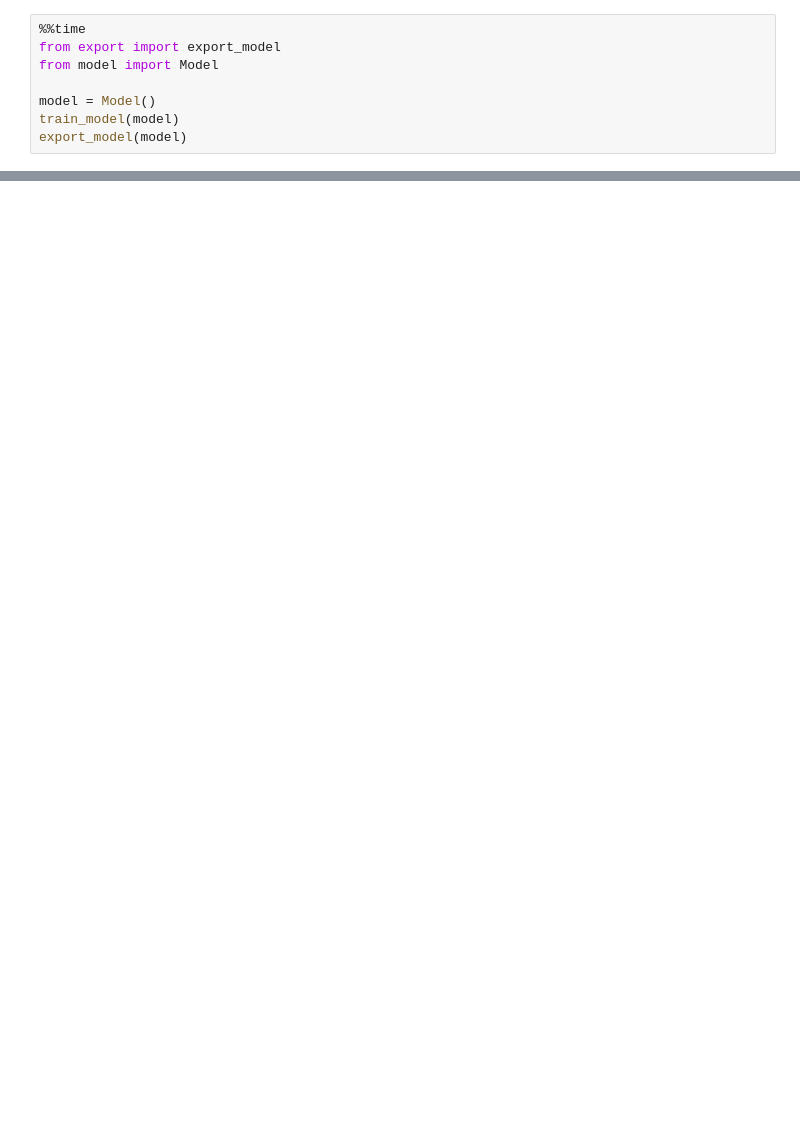
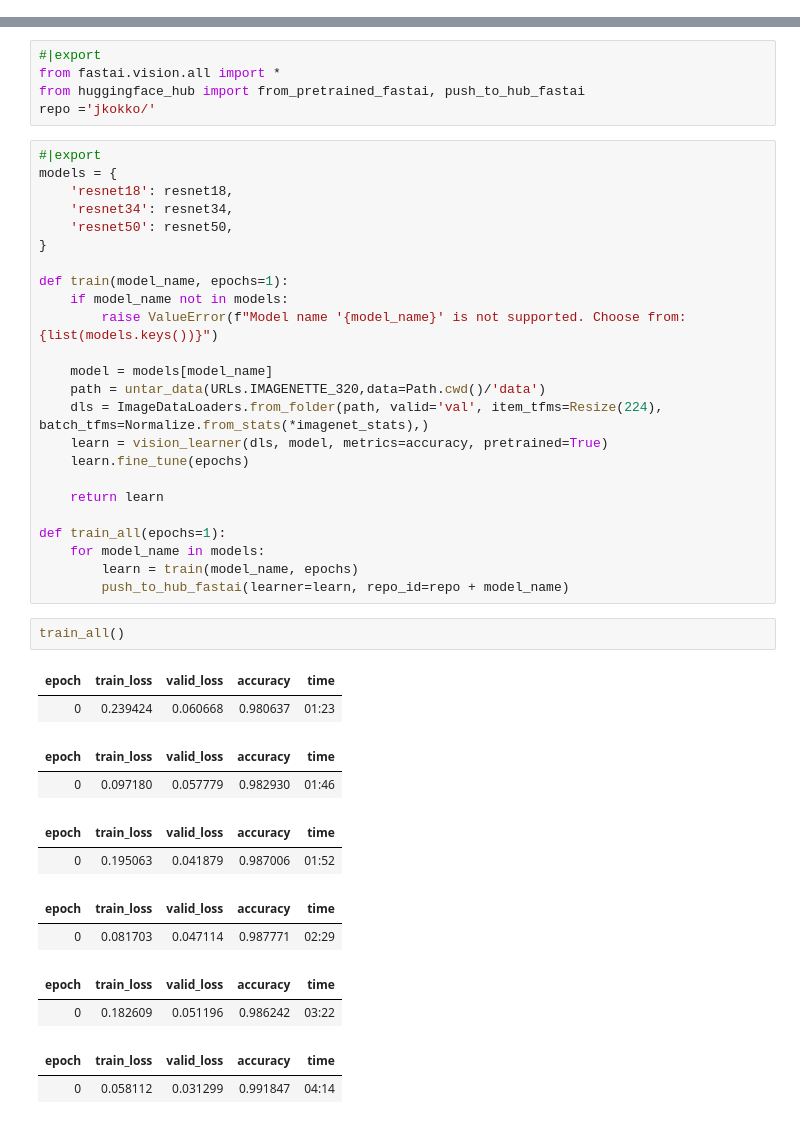
Before and after one commit to ninjalabo/tinyRuntime, a Jupyter notebook: train.ipynb, the cells around one changed output, grey strips where cells are left out. Saved outputs shown, nothing was run; the diff lists cells and outputs as text; blank space fills up the shorter version.

```diff
--- a/train.ipynb
+++ b/train.ipynb
@@ -79,8 +0,0 @@ trainloader, testloader = generate_dataloader()
-# %%
-%%time
-from export import export_model
-from model import Model
-
-model = Model()
-train_model(model)
-export_model(model)
@@ -96,0 +1,44 @@ Loss: 0.1190 Accuracy: 97.30 %
+# %%
+#|export
+from fastai.vision.all import *
+from huggingface_hub import from_pretrained_fastai, push_to_hub_fastai
+repo ='jkokko/'
+# %%
+#|export
+models = {
+    'resnet18': resnet18,
+    'resnet34': resnet34,
+    'resnet50': resnet50,
+}
+
+def train(model_name, epochs=1):
+    if model_name not in models:
+        raise ValueError(f"Model name '{model_name}' is not supported. Choose from: {list(models.keys())}")
+
+    model = models[model_name]
+    path = untar_data(URLs.IMAGENETTE_320,data=Path.cwd()/'data')
+    dls = ImageDataLoaders.from_folder(path, valid='val', item_tfms=Resize(224), batch_tfms=Normalize.from_stats(*imagenet_stats),)
+    learn = vision_learner(dls, model, metrics=accuracy, pretrained=True)
+    learn.fine_tune(epochs)
+
+    return learn
+
+def train_all(epochs=1):
+    for model_name in models:
+        learn = train(model_name, epochs)
+        push_to_hub_fastai(learner=learn, repo_id=repo + model_name)
+# %%
+train_all()
+# %% [output]
+| epoch | train_loss | valid_loss | accuracy | time |
+| 0 | 0.239424 | 0.060668 | 0.980637 | 01:23 |
+| epoch | train_loss | valid_loss | accuracy | time |
+| 0 | 0.097180 | 0.057779 | 0.982930 | 01:46 |
+| epoch | train_loss | valid_loss | accuracy | time |
+| 0 | 0.195063 | 0.041879 | 0.987006 | 01:52 |
+| epoch | train_loss | valid_loss | accuracy | time |
+| 0 | 0.081703 | 0.047114 | 0.987771 | 02:29 |
+| epoch | train_loss | valid_loss | accuracy | time |
+| 0 | 0.182609 | 0.051196 | 0.986242 | 03:22 |
+| epoch | train_loss | valid_loss | accuracy | time |
+| 0 | 0.058112 | 0.031299 | 0.991847 | 04:14 |
```
Also changed, not shown: parts of 18 cells of this notebook, 11 other files.
